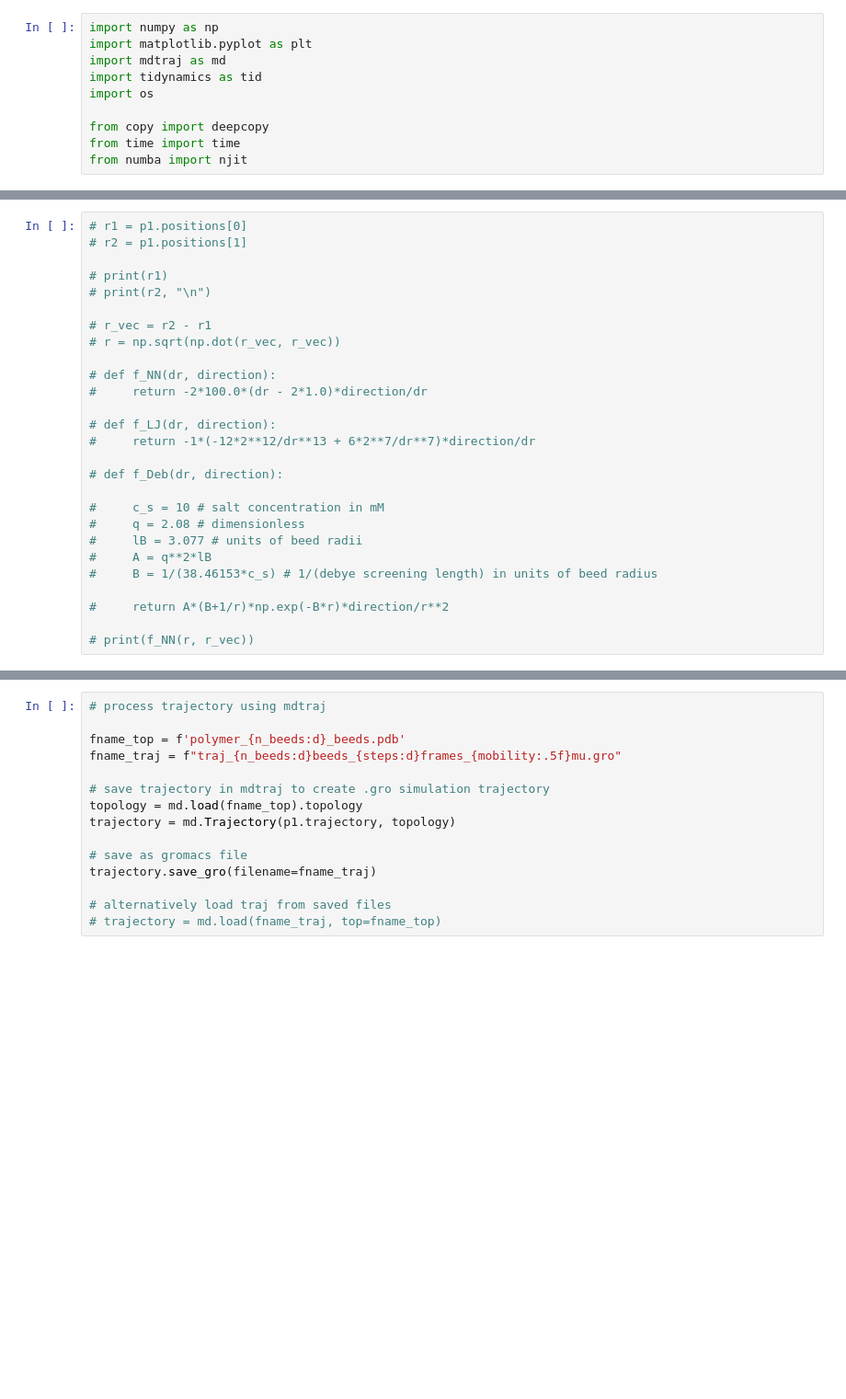
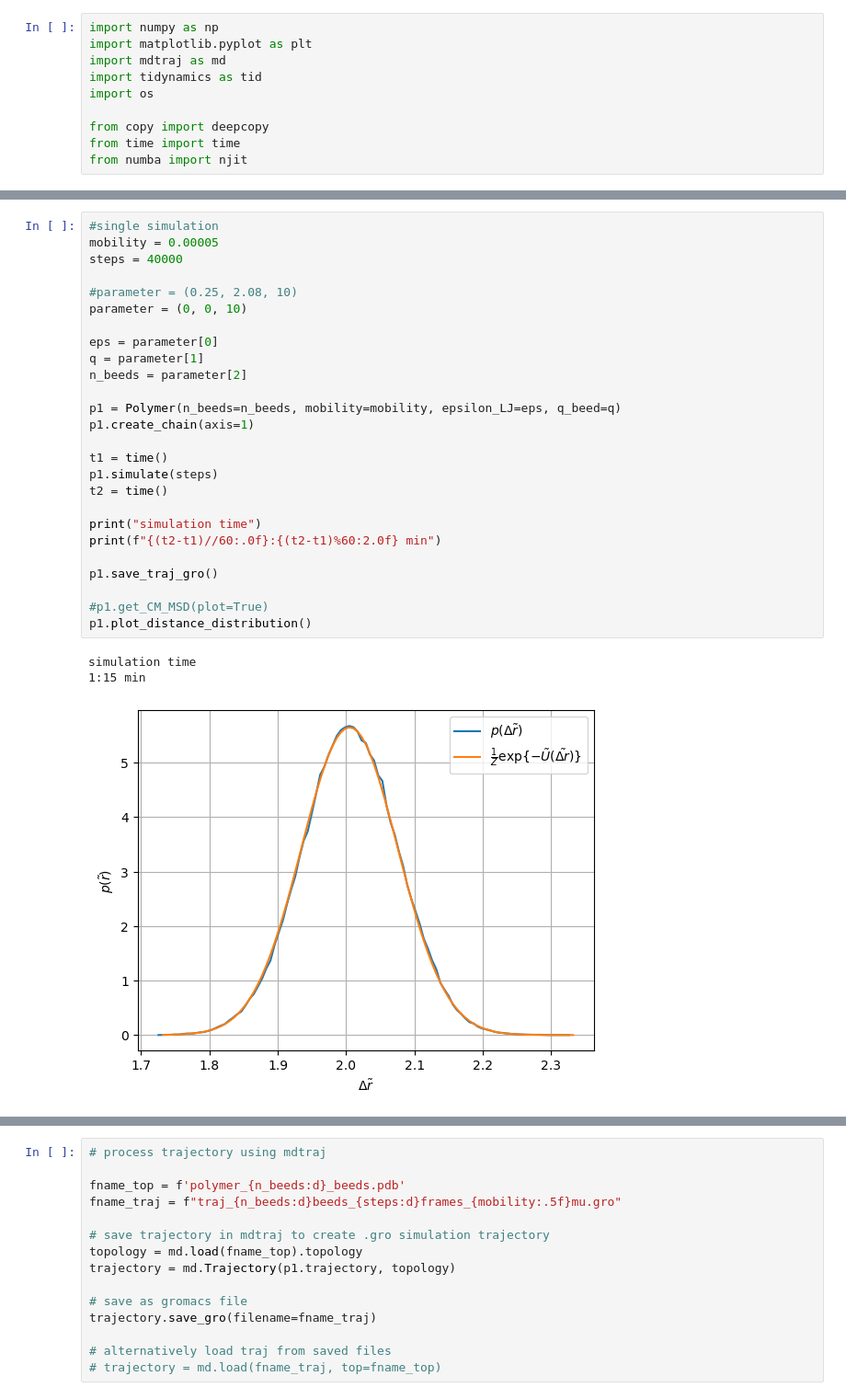
Before and after one commit to jan-kro/mucus_old_2, a Jupyter notebook: polymer_chain_fromscratch.ipynb, the cells around one changed output, grey strips where cells are left out. Shown at 92% size. Cells and saved outputs as stored; diff of their text form; blank space fills up the shorter version.

Commit message:
dr-distribution fixed, added save_gro and create_pdb

```diff
--- a/polymer_chain_fromscratch.ipynb
+++ b/polymer_chain_fromscratch.ipynb
@@ -549,27 +517,30 @@ print(f21+f23)
-# %%
-# r1 = p1.positions[0]
-# r2 = p1.positions[1]
-
-# print(r1)
-# print(r2, "\n")
-
-# r_vec = r2 - r1
-# r = np.sqrt(np.dot(r_vec, r_vec))
-
-# def f_NN(dr, direction):
-#     return -2*100.0*(dr - 2*1.0)*direction/dr
-
-# def f_LJ(dr, direction):
-#     return -1*(-12*2**12/dr**13 + 6*2**7/dr**7)*direction/dr
-
-# def f_Deb(dr, direction):
-
-#     c_s = 10 # salt concentration in mM
-#     q = 2.08 # dimensionless
-#     lB = 3.077 # units of beed radii
-#     A = q**2*lB
-#     B = 1/(38.46153*c_s) # 1/(debye screening length) in units of beed radius
-
-#     return A*(B+1/r)*np.exp(-B*r)*direction/r**2
-
-# print(f_NN(r, r_vec))
+# %%
+#single simulation
+mobility = 0.00005
+steps = 40000
+
+#parameter = (0.25, 2.08, 10)
+parameter = (0, 0, 10)
+
+eps = parameter[0]
+q = parameter[1]
+n_beeds = parameter[2]
+
+p1 = Polymer(n_beeds=n_beeds, mobility=mobility, epsilon_LJ=eps, q_beed=q)
+p1.create_chain(axis=1)
+
+t1 = time()
+p1.simulate(steps)
+t2 = time()
+
+print("simulation time")
+print(f"{(t2-t1)//60:.0f}:{(t2-t1)%60:2.0f} min")
+
+p1.save_traj_gro()
+
+#p1.get_CM_MSD(plot=True)
+p1.plot_distance_distribution()
+# %% [output]
+simulation time
+1:15 min
+[figure, added]
```
Also changed, not shown: parts of 19 cells of this notebook.
